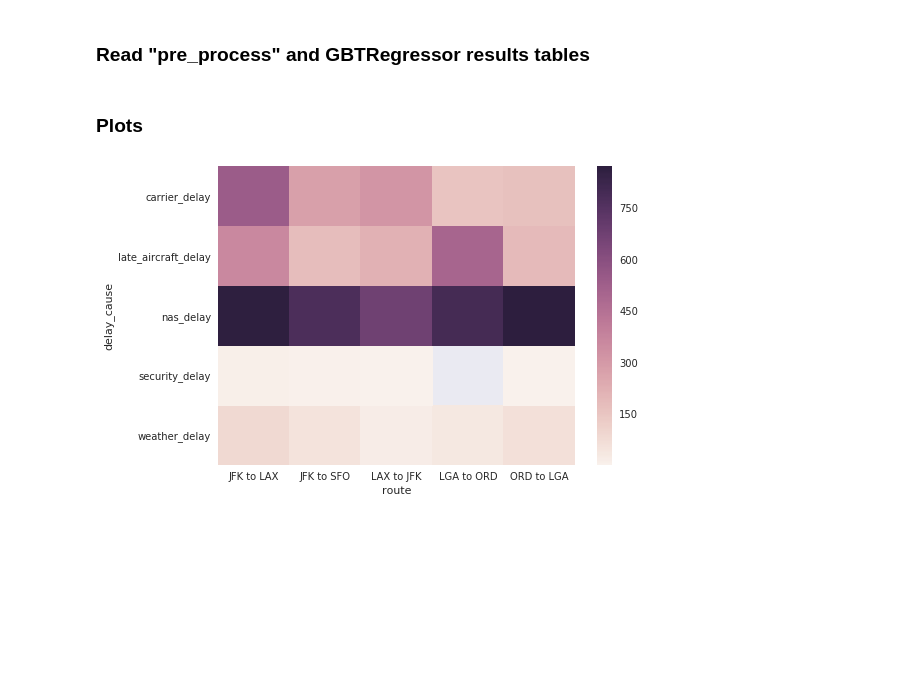
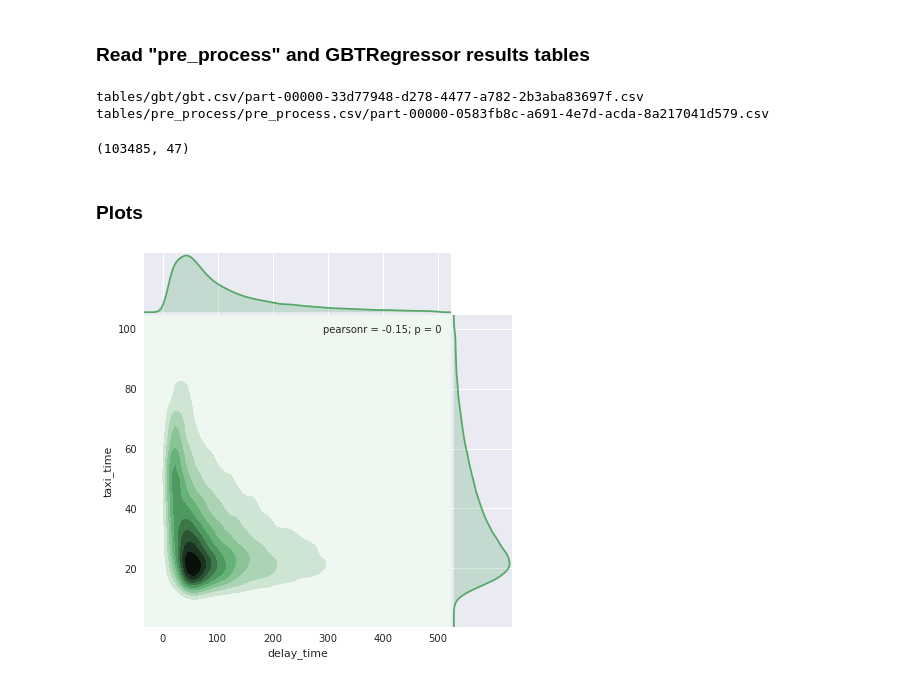
Before and after one commit to JEJodesty/automated-flight-rescheduling, a Jupyter notebook: py_eda.ipynb, the cells around one changed output. Cells and saved outputs as stored; diff of their text form; code cells hidden in the pictures; blank space fills up the shorter version.

```diff
--- a/py_eda.ipynb
+++ b/py_eda.ipynb
@@ -25,19 +52,26 @@ def cm2df(cm, labels):
 # %% [markdown]
 ### Read "pre_process" and GBTRegressor results tables
 # %%
-cols = ["taxi_time", "delay_time", "cancelled", "year", "month", "day_of_month", "day_of_week", "fl_date", "weekday",
-         "x_fl_date_moy", "y_fl_date_moy", "x_fl_date_woy", "y_fl_date_woy", "x_fl_date_dow", "y_fl_date_dow", "unique_carrier",
-         "fl_num", "taxi_ind", "delay_ind", "origin", "dest", "dep_del15", "arr_del15", "arr_delay_group", "dep_delay_group",
-         "x_whls_on_mod", "y_whls_on_mod", "x_whls_off_mod", "y_whls_off_mod", "flights", "distance", "distance_group",
-         "carrier_delay", "weather_delay", "nas_delay", "security_delay", "late_aircraft_delay", "delay_cause"]
+cols_gbt = ["taxi_time", "air_delay_time", "delay_time", "cancelled", "year", "month", "day_of_month", "day_of_week", "fl_date", "weekday",
+            "x_fl_date_moy", "y_fl_date_moy", "x_fl_date_woy", "y_fl_date_woy", "x_fl_date_dow", "y_fl_date_dow", "unique_carrier",
+            "fl_num", "taxi_ind", "delay_ind", "origin", "dest", "dep_del15", "arr_del15", "arr_delay_group", "dep_delay_group",
+            "x_whls_on_mod", "y_whls_on_mod", "x_whls_off_mod", "y_whls_off_mod", "flights", "distance", "distance_group",
+            "carrier_delay", "weather_delay", "nas_delay", "security_delay", "late_aircraft_delay", "delay_cause",
+            "taxi_time_bkidx", "delay_time_bkidx", "air_delay_time_bkidx",
+            "taxi_time_bkt", "delay_time_bkt", "air_delay_time_bkt", "prediction"]
+cols_pp = cols_gbt[:-1]
 
-tag = "b01ef54a-72a7-49a8-8cd1-48b958b0cf62.csv"
-df1 = pd.read_csv("pre_process/pre_process.csv/part-00000-"+tag, names=cols)
-df2 = pd.read_csv("pre_process/pre_process.csv/part-00001-"+tag, names=cols)
-frames = [df1, df2]
-ppdf = pd.concat(frames)
-ppdf["taxi_time15_ind"] = ppdf["taxi_time"] > 30
-ppdf["route"] = ppdf["origin"] + " to " + ppdf["dest"]
-gbtdf = pd.read_csv("gbt/gbt.csv/gbt.csv", names=["label", "prediction"])
+path_gbt = "tables/gbt/gbt.csv/"
+path_pp = "tables/pre_process/pre_process.csv/"
+
+gbtdf = pre_process(read_csv(path_gbt, cols_gbt))
+ppdf = pre_process(read_csv(path_pp, cols_pp))
+# %% [output]
+tables/gbt/gbt.csv/part-00000-33d77948-d278-4477-a782-2b3aba83697f.csv
+tables/pre_process/pre_process.csv/part-00000-0583fb8c-a691-4e7d-acda-8a217041d579.csv
+# %%
+ppdf.shape
+# %% [output]
+(103485, 47)
 # %% [markdown]
 ### Plots
@@ -50,4 +78,5 @@ taxi_del_ind_df3 = taxi_filtered.pivot("delay_cause", 'route', "taxi_time15_ind"
-# %%
-ax = sns.heatmap(taxi_del_ind_df3)
-# %% [output]
-[figure, removed]
+# %%
+g = sns.jointplot("delay_time", "taxi_time", data=ppdf[(ppdf["taxi_time"] < 100) & (ppdf["delay_time"] < 500)],
+                  kind="kde", space=0, color="g")
+# %% [output]
+[figure, added]
```
Also changed, not shown: parts of 30 cells of this notebook.
